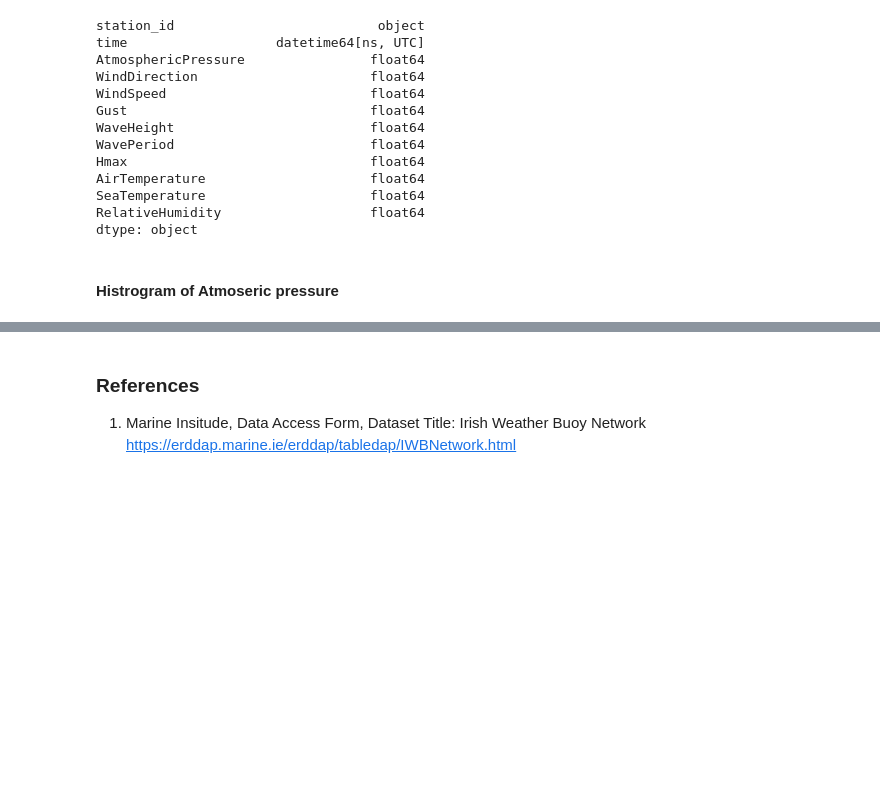
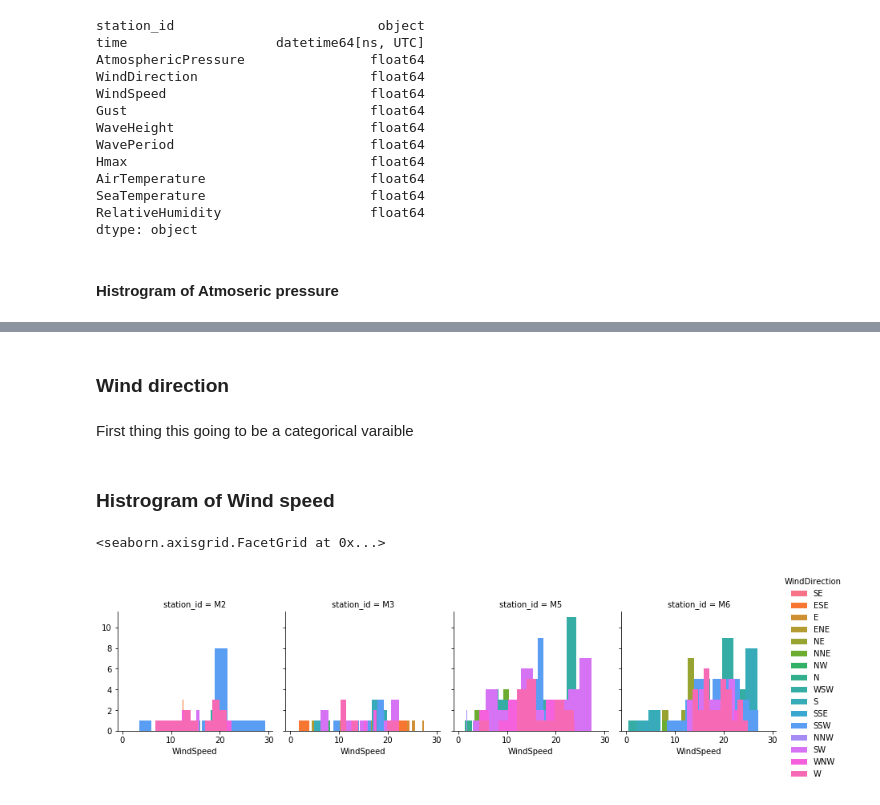
Before and after one commit to neadie/ProgrammingForDataAnalyticsProject, a Jupyter notebook: ProgrammingForDataAnalyticsProject.ipynb, the cells around one changed output, grey strips where cells are left out. Saved outputs shown, nothing was run; the diff lists cells and outputs as text; code cells hidden in the pictures; blank space fills up the shorter version.

```diff
--- a/ProgrammingForDataAnalyticsProject.ipynb
+++ b/ProgrammingForDataAnalyticsProject.ipynb
@@ -367,4 +102,21 @@ result
-# %% [markdown]
-### References
-
-1. Marine Insitude, Data Access Form, Dataset Title: Irish Weather Buoy Network https://erddap.marine.ie/erddap/tabledap/IWBNetwork.html
+# %% [markdown]
+### Wind direction
+# %% [markdown]
+First thing this going to be a categorical varaible
+# %%
+
+def deg_to_text(deg):
+    return ["N","NNE","NE","ENE","E","ESE", "SE", "SSE","S","SSW","SW","WSW","W","WNW","NW","NNW"][round(deg/22.5)%16]
+
+realwaveBuoyDataSet['WindDirection'] = realwaveBuoyDataSet['WindDirection'].round()
+
+realwaveBuoyDataSet['WindDirection'] =realwaveBuoyDataSet['WindDirection'].apply(deg_to_text)
+# %% [markdown]
+### Histrogram of Wind speed
+# %%
+g = sns.FacetGrid(realwaveBuoyDataSet ,hue = 'WindDirection', col="station_id")
+g = g.map(plt.hist, "WindSpeed").add_legend()
+g
+# %% [output]
+<seaborn.axisgrid.FacetGrid at 0x...>
+[figure, added]
```
Also changed, not shown: parts of 41 cells of this notebook.
